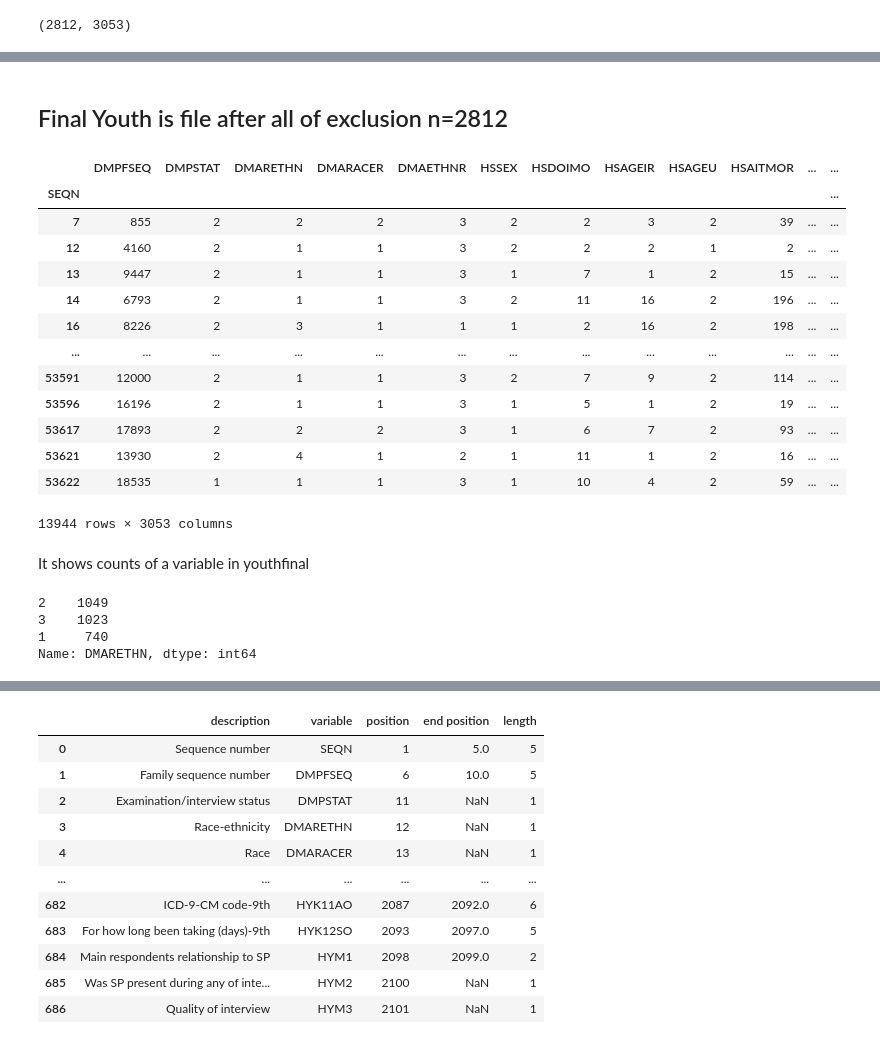
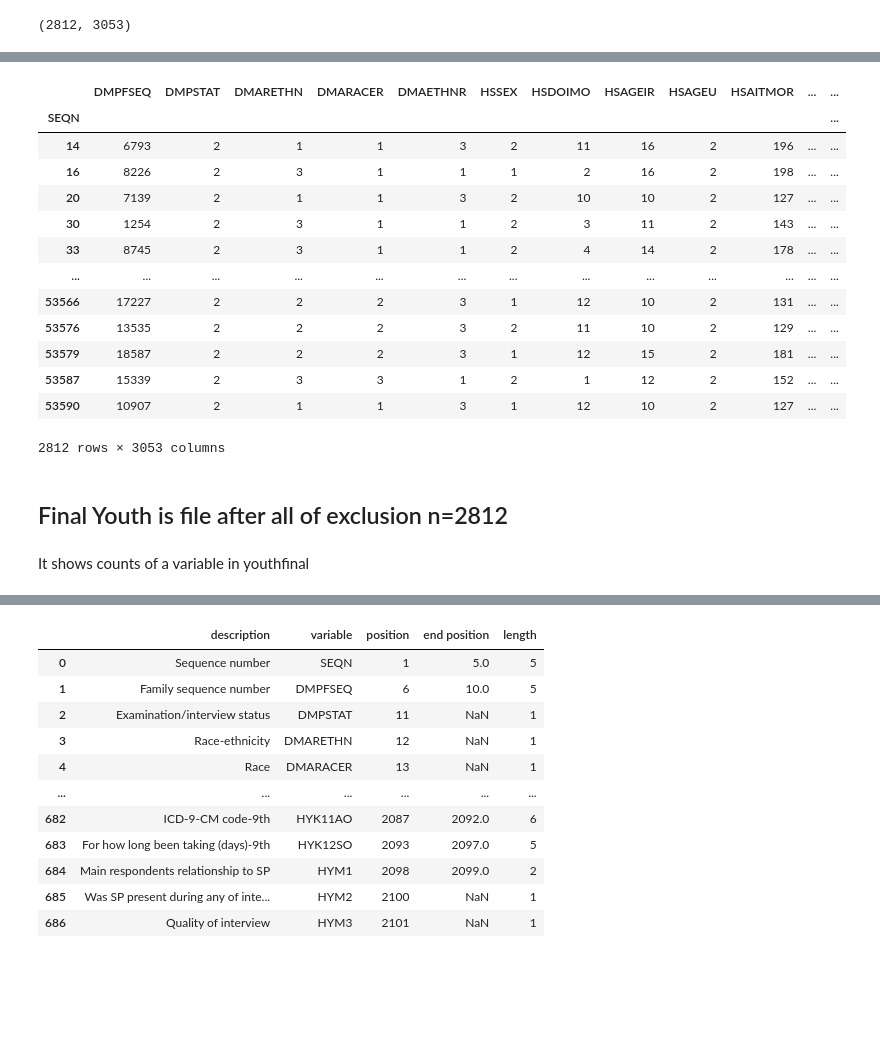
Before and after one commit to climatebrad/nhanes, a Jupyter notebook: nhanes.doug.ipynb, the cells around one changed output, grey strips where cells are left out. Drawn from its saved outputs; the diff is of its cells as text; code cells hidden in the pictures; blank space fills up the shorter version.

```diff
--- a/nhanes.doug.ipynb
+++ b/nhanes.doug.ipynb
@@ -532,0 +652,2 @@ youth_exam.query('7 < HSAGEIR < 18').query('2 <= SPPMANEU < 88').query('DMARETHN
+# %%
+youth_final = pd.DataFrame(youth_exam.query('7 < HSAGEIR < 18').query('2 <= SPPMANEU < 88').query('DMARETHN < 4').query('not MYPB3 == 1').query('not MYPB11 >0').query('not MYPB27A >0').query('not HYE1G == 1').query('not HYE1H == 1').query('not HYG8 == 1').query('not HYG12 == 1').query('not HYG2 == 1').query('not HYG4 == 1').query('not HYG7 == 555'))
@@ -533,20 +666,20 @@ youth_exam.query('7 < HSAGEIR < 18').query('2 <= SPPMANEU < 88').query('DMARETHN
+# %%
+# display
+youth_final
+# %% [output]
+|  | DMPFSEQ | DMPSTAT | DMARETHN | DMARACER | DMAETHNR | HSSEX | HSDOIMO | HSAGEIR | HSAGEU | HSAITMOR | ... | ... |
+| SEQN |  |  |  |  |  |  |  |  |  |  |  | ... |
+| 14 | 6793 | 2 | 1 | 1 | 3 | 2 | 11 | 16 | 2 | 196 | ... | ... |
+| 16 | 8226 | 2 | 3 | 1 | 1 | 1 | 2 | 16 | 2 | 198 | ... | ... |
+| 20 | 7139 | 2 | 1 | 1 | 3 | 2 | 10 | 10 | 2 | 127 | ... | ... |
+| 30 | 1254 | 2 | 3 | 1 | 1 | 2 | 3 | 11 | 2 | 143 | ... | ... |
+| 33 | 8745 | 2 | 3 | 1 | 1 | 2 | 4 | 14 | 2 | 178 | ... | ... |
+| ... | ... | ... | ... | ... | ... | ... | ... | ... | ... | ... | ... | ... |
+| 53566 | 17227 | 2 | 2 | 2 | 3 | 1 | 12 | 10 | 2 | 131 | ... | ... |
+| 53576 | 13535 | 2 | 2 | 2 | 3 | 2 | 11 | 10 | 2 | 129 | ... | ... |
+| 53579 | 18587 | 2 | 2 | 2 | 3 | 1 | 12 | 15 | 2 | 181 | ... | ... |
+| 53587 | 15339 | 2 | 3 | 3 | 1 | 2 | 1 | 12 | 2 | 152 | ... | ... |
+| 53590 | 10907 | 2 | 1 | 1 | 3 | 1 | 12 | 10 | 2 | 127 | ... | ... |
+2812 rows × 3053 columns
 # %% [markdown]
 ## Final Youth is file after all of exclusion n=2812
-# %%
-# display
-youth_exam
-# %% [output]
-|  | DMPFSEQ | DMPSTAT | DMARETHN | DMARACER | DMAETHNR | HSSEX | HSDOIMO | HSAGEIR | HSAGEU | HSAITMOR | ... | ... |
-| SEQN |  |  |  |  |  |  |  |  |  |  |  | ... |
-| 7 | 855 | 2 | 2 | 2 | 3 | 2 | 2 | 3 | 2 | 39 | ... | ... |
-| 12 | 4160 | 2 | 1 | 1 | 3 | 2 | 2 | 2 | 1 | 2 | ... | ... |
-| 13 | 9447 | 2 | 1 | 1 | 3 | 1 | 7 | 1 | 2 | 15 | ... | ... |
-| 14 | 6793 | 2 | 1 | 1 | 3 | 2 | 11 | 16 | 2 | 196 | ... | ... |
-| 16 | 8226 | 2 | 3 | 1 | 1 | 1 | 2 | 16 | 2 | 198 | ... | ... |
-| ... | ... | ... | ... | ... | ... | ... | ... | ... | ... | ... | ... | ... |
-| 53591 | 12000 | 2 | 1 | 1 | 3 | 2 | 7 | 9 | 2 | 114 | ... | ... |
-| 53596 | 16196 | 2 | 1 | 1 | 3 | 1 | 5 | 1 | 2 | 19 | ... | ... |
-| 53617 | 17893 | 2 | 2 | 2 | 3 | 1 | 6 | 7 | 2 | 93 | ... | ... |
-| 53621 | 13930 | 2 | 4 | 1 | 2 | 1 | 11 | 1 | 2 | 16 | ... | ... |
-| 53622 | 18535 | 1 | 1 | 1 | 3 | 1 | 10 | 4 | 2 | 59 | ... | ... |
-13944 rows × 3053 columns
@@ -555,9 +686,2 @@ youthfinal = youth_exam.query('7 < HSAGEIR < 18').query('2 <= SPPMANEU < 88').qu
 # %% [markdown]
 It shows counts of a variable in youthfinal
-# %%
-youthfinal.DMARETHN.value_counts()
-# %% [output]
-2    1049
-3    1023
-1     740
-Name: DMARETHN, dtype: int64
```
Also changed, not shown: parts of 89 cells of this notebook.
